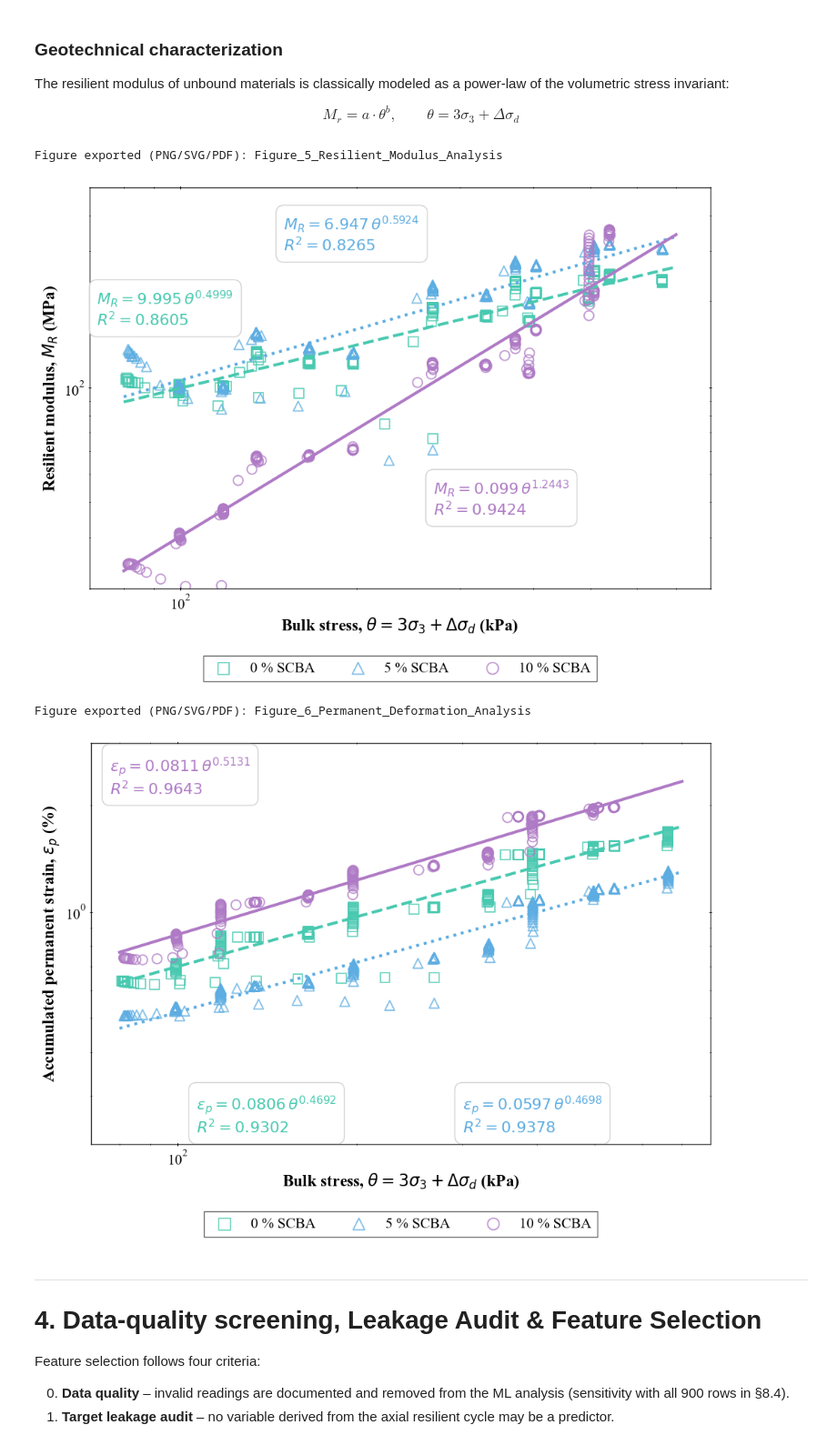
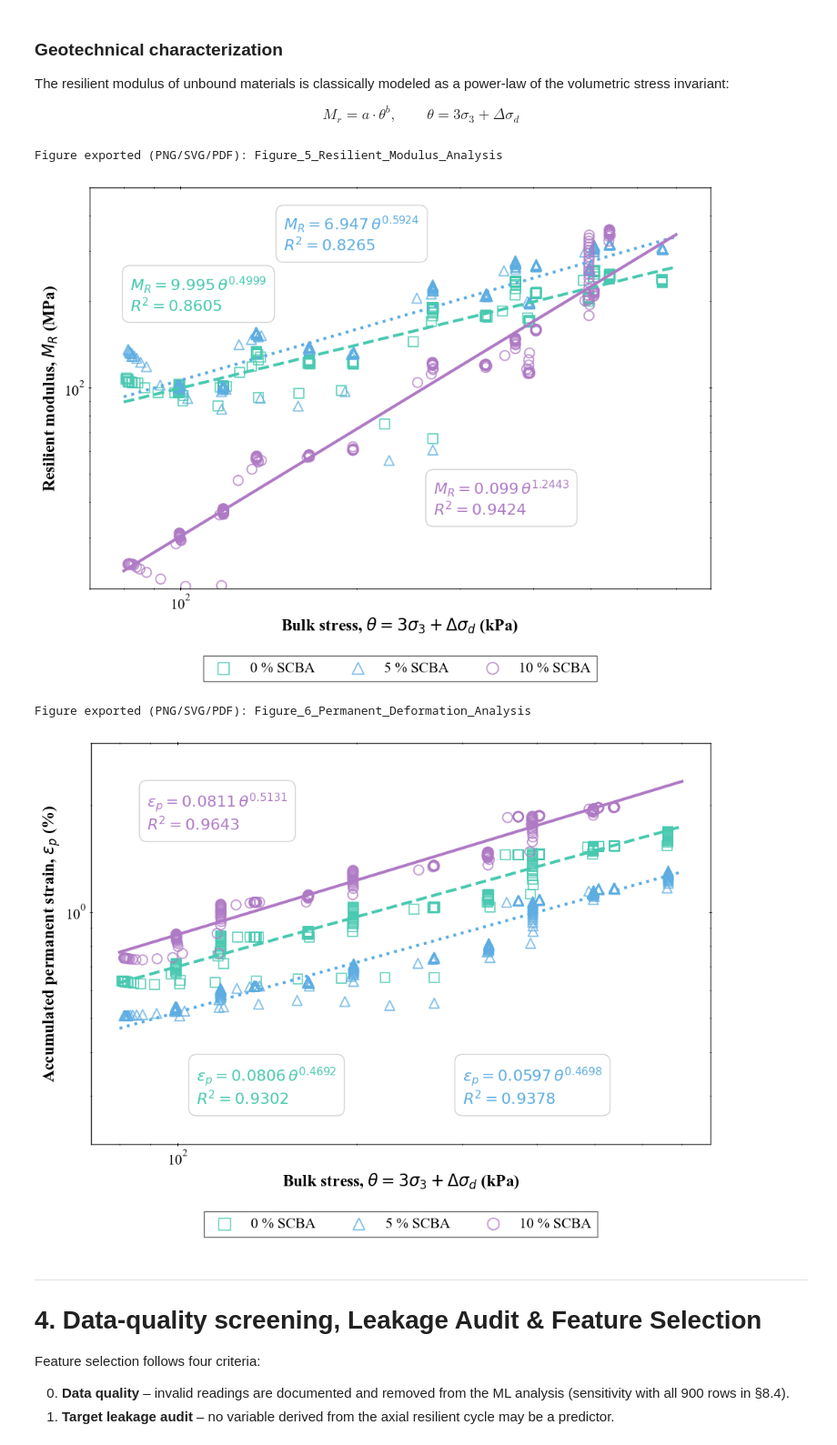
Before and after one commit to oscar1485/scba-resilient-modulus-rf, a Jupyter notebook: notebooks/SCBA_resilient_modulus_ML_pipeline.ipynb, the cells around one changed output. Shown at 91% size. Saved outputs shown, nothing was run; the diff lists cells and outputs as text; code cells hidden in the pictures.

```diff
--- a/notebooks/SCBA_resilient_modulus_ML_pipeline.ipynb
+++ b/notebooks/SCBA_resilient_modulus_ML_pipeline.ipynb
@@ -606,7 +606,7 @@ x_range_model = np.geomspace(80, 700, 100)
 bbox_props = dict(boxstyle="round,pad=0.5", facecolor="white",
                   edgecolor="0.8", alpha=0.9)
 
-text_coords = {0: (72, 165), 5: (150, 300), 10: (270, 36)}
+text_coords = {0: (82, 185), 5: (150, 300), 10: (270, 36)}
 line_styles = {0: "--", 5: ":", 10: "-"}
 
 for idx, scba in enumerate([0, 5, 10]):
@@ -644,7 +644,7 @@ export_figure(fig, FIGURES_DIR / "Figure_5_Resilient_Modulus_Analysis")
 plt.show()
 # %% [output]
 Figure exported (PNG/SVG/PDF): Figure_5_Resilient_Modulus_Analysis
-[figure, old version]
+[figure, new version]
 # %%
 # =========================================================
 # 3.6  PERMANENT DEFORMATION ANALYSIS (bulk stress theta vs accumulated permanent strain)
@@ -654,7 +654,7 @@ x_range_model = np.geomspace(80, 700, 100)
 bbox_props = dict(boxstyle="round,pad=0.5", facecolor="white",
                   edgecolor="0.8", alpha=0.9)
 deform_col = "Axial Permanent strain-%"
-text_axes = {0: (0.17, 0.02), 5: (0.60, 0.02), 10: (0.03, 0.97)}   # (x, y) in axes fraction
+text_axes = {0: (0.17, 0.09), 5: (0.60, 0.09), 10: (0.09, 0.88)}   # (x, y) in axes fraction
 line_styles   = {0: "--", 5: ":", 10: "-"}
 
 for idx, scba in enumerate([0, 5, 10]):
@@ -664,34 +664,34 @@ for idx, scba in enumerate([0, 5, 10]):
         continue
 
     c, m = COLORS_SCBA[scba], MARKERS[idx]
     ax.scatter(x_val, y_val, marker=m, edgecolors=c,
                facecolors="none", s=100, linewidths=1.4, alpha=0.75,
                label=f"{scba} % SCBA")
 
     a, b, r2 = fit_power_law(x_val, y_val)
     ax.plot(x_range_model, a * (x_range_model ** b),
             color=c, linestyle=line_styles[scba], linewidth=3)
 
     pos_x, pos_y = text_axes[scba]
     txt = f"$\\varepsilon_p = {a:.4f}\\,\\theta^{{{b:.4f}}}$\n$R^2 = {r2:.4f}$"
     ax.text(pos_x, pos_y, txt, color=c, fontsize=16, fontweight="bold", bbox=bbox_props,
             transform=ax.transAxes, va="top" if pos_y > 0.5 else "bottom")
 
 ax.set_xscale("log"); ax.set_yscale("log"); ax.set_ylim(0.22, 3.0)
 ax.set_xlabel(r"Bulk stress, $\theta = 3\sigma_3 + \Delta\sigma_d$ (kPa)", fontsize=17)
 ax.set_ylabel(r"Accumulated permanent strain, $\varepsilon_p$ (%)", fontsize=17)
 ax.tick_params(axis="both", which="both", labelsize=15)
 
 apply_academic_spines(ax)
 ax.legend(loc="upper center", bbox_to_anchor=(0.5, -0.15), ncol=3,
           frameon=True, fancybox=False, edgecolor="#333333", fontsize=15, markerscale=1.2)
 
 plt.tight_layout()
 export_figure(fig, FIGURES_DIR / "Figure_6_Permanent_Deformation_Analysis")
 plt.show()
 # %% [output]
 Figure exported (PNG/SVG/PDF): Figure_6_Permanent_Deformation_Analysis
-[figure, old version]
+[figure, new version]
 # %% [markdown]
 ---
 <a id="feature-selection"></a>
```
Also changed, not shown: 3 other files.
